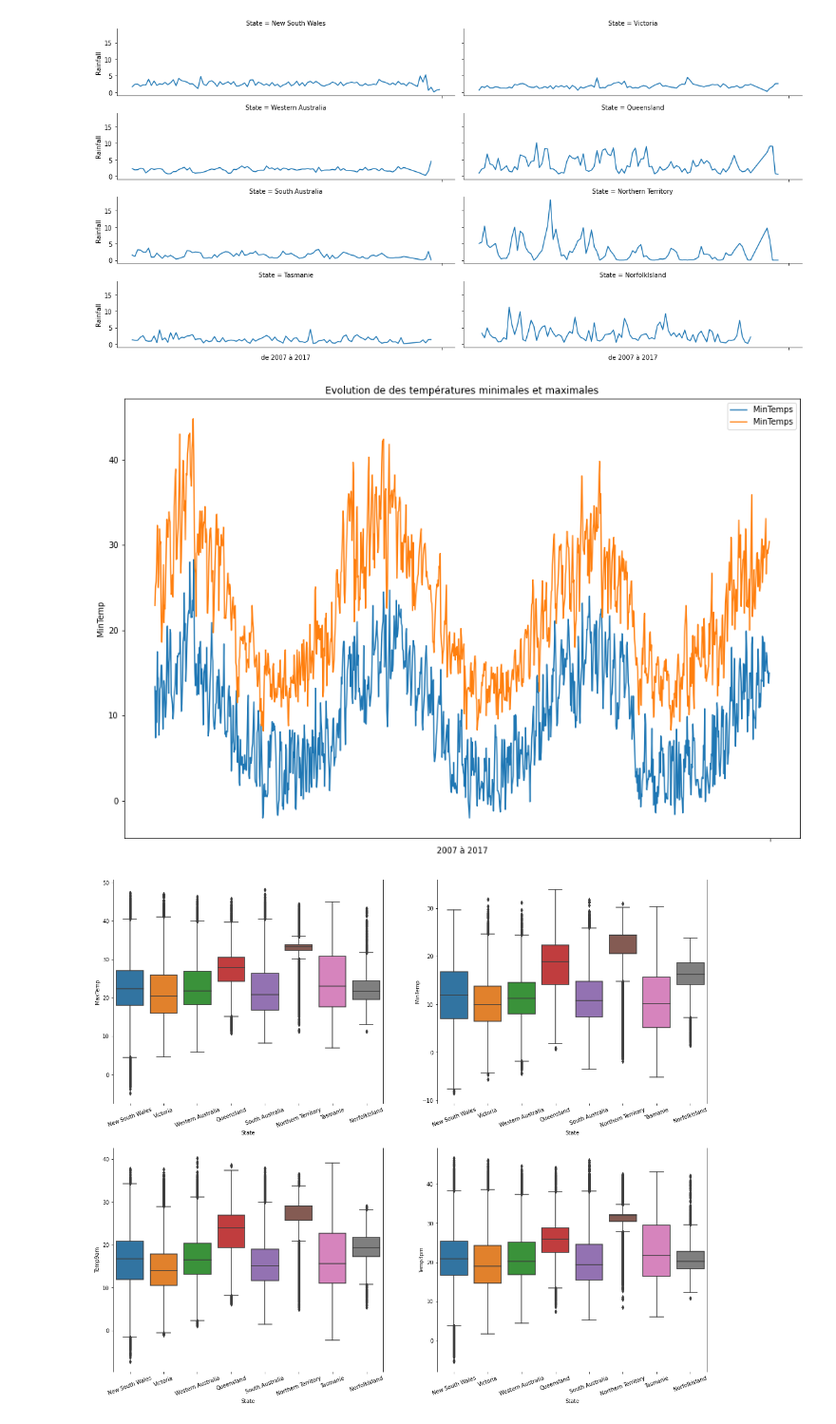
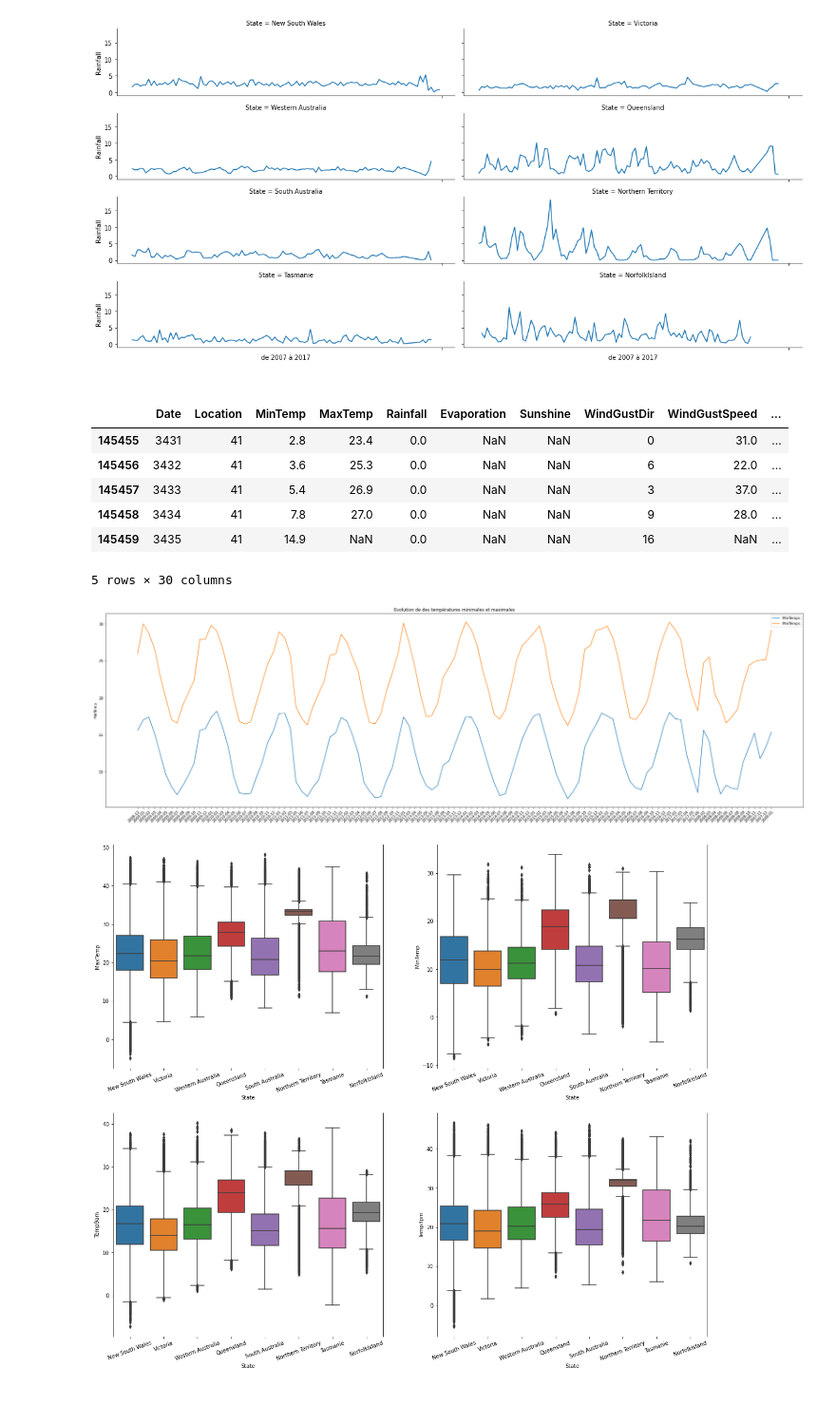
Before and after one commit to Romainpf/RainTomorrw, a Jupyter notebook: fev22_bds_meteo_V4.1.ipynb, the cells around one changed output. Shown at 95% size. Cells and saved outputs as stored; diff of their text form; code cells hidden in the pictures; blank space fills up the shorter version.

```diff
--- a/fev22_bds_meteo_V4.1.ipynb
+++ b/fev22_bds_meteo_V4.1.ipynb
@@ -346,19 +356,33 @@ plt.xticks("")
 plt.show()
 # %% [output]
 [figure]
+# %% [markdown]
+>
+# %%
+df.tail()
+# %% [output]
+|  | Date | Location | MinTemp | MaxTemp | Rainfall | Evaporation | Sunshine | WindGustDir | WindGustSpeed | ... |
+| 145455 | 3431 | 41 | 2.8 | 23.4 | 0.0 | NaN | NaN | 0 | 31.0 | ... |
+| 145456 | 3432 | 41 | 3.6 | 25.3 | 0.0 | NaN | NaN | 6 | 22.0 | ... |
+| 145457 | 3433 | 41 | 5.4 | 26.9 | 0.0 | NaN | NaN | 3 | 37.0 | ... |
+| 145458 | 3434 | 41 | 7.8 | 27.0 | 0.0 | NaN | NaN | 9 | 28.0 | ... |
+| 145459 | 3435 | 41 | 14.9 | NaN | 0.0 | NaN | NaN | 16 | NaN | ... |
+5 rows × 30 columns
 # %%
-fig = plt.figure(figsize=(15,10))
+fig = plt.figure(figsize=(35,10))
 ax = fig.add_subplot(111)
-sns.lineplot(ax = ax, x = 'Date', y = 'MinTemp', data = df.head(365*3),label='MinTemps')
-sns.lineplot(ax = ax, x = 'Date', y = 'MaxTemp', data = df.head(365*3),label='MinTemps')
+sns.lineplot(ax = ax, x = 'year_month', y = 'MinTemp',ci=None, data = df,label='MinTemps')
+sns.lineplot(ax = ax, x = 'year_month', y = 'MaxTemp',ci=None, data = df,label='MinTemps')
 plt.title("Evolution de des températures minimales et maximales")
+
+plt.xlabel("")
 #Rotation des dates
-#plt.setp(ax.get_xticklabels(), rotation=45, ha="right", rotation_mode="anchor")
-plt.xticks("")
-plt.xlabel("2007 à 2017")
+plt.setp(ax.get_xticklabels(), rotation=45, ha="right", rotation_mode="anchor")
+
+
 plt.show()
 # %% [output]
-[figure, old version]
+[figure, new version]
 # %%
 fig = plt.figure(figsize=(20, 17))
 gs = fig.add_gridspec(2, 2)
```
Also changed, not shown: parts of 13 cells of this notebook.
